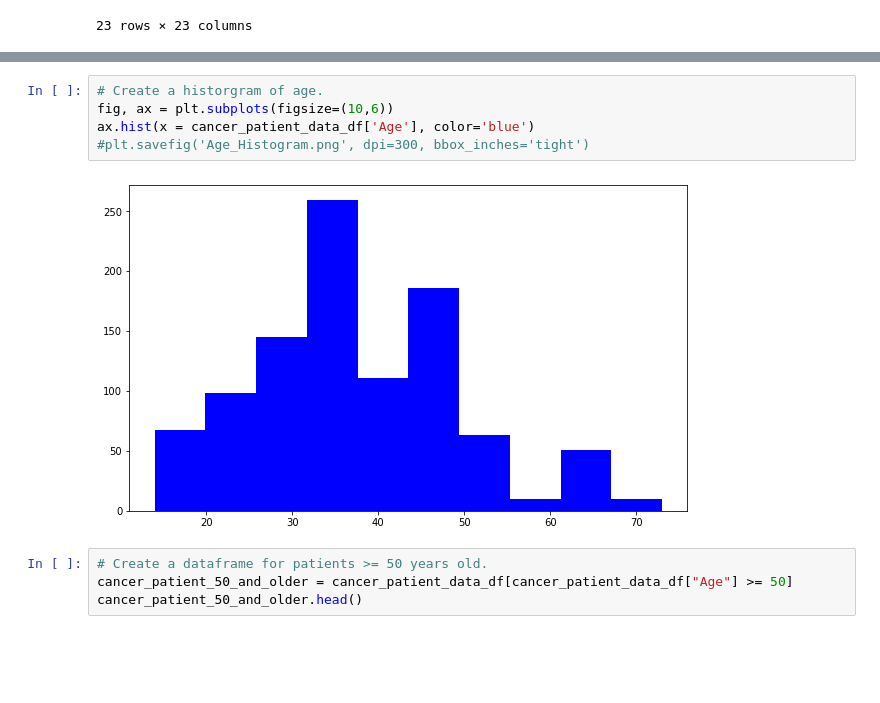
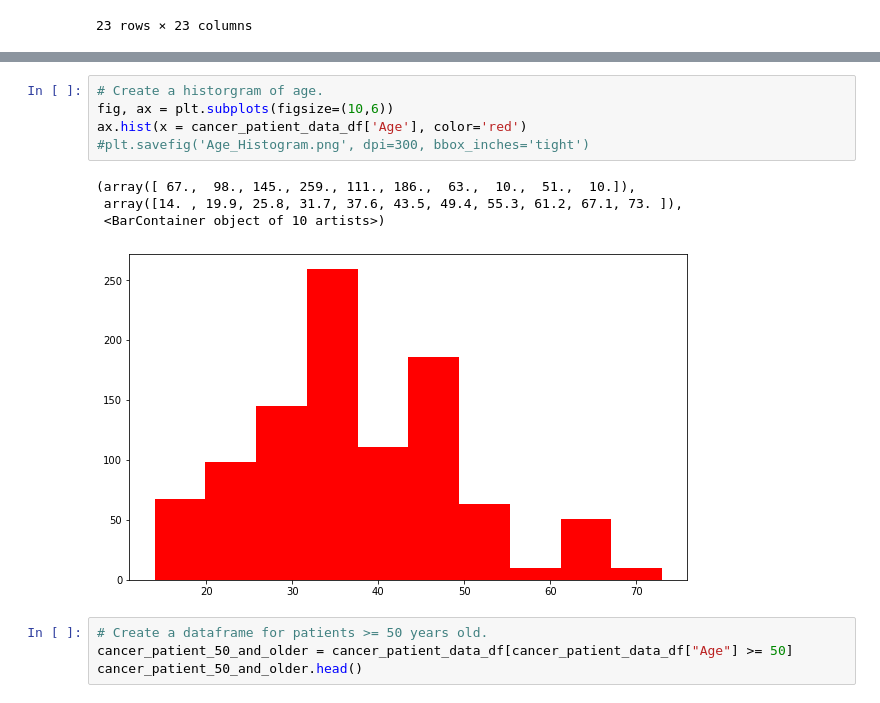
Before and after one commit to amarks5/Predicting-Lung-Cancer-Levels, a Jupyter notebook: Resources/cancer_patient_data_sets_review.ipynb, the cells around one changed output, grey strips where cells are left out. Drawn from its saved outputs; the diff is of its cells as text; blank space fills up the shorter version.

```diff
--- a/Resources/cancer_patient_data_sets_review.ipynb
+++ b/Resources/cancer_patient_data_sets_review.ipynb
@@ -224,10 +253,13 @@ heatmap.set_title('Correlation Heatmap', fontdict={'fontsize':18}, pad=16)
 # %%
 # Create a historgram of age.
 fig, ax = plt.subplots(figsize=(10,6))
-ax.hist(x = cancer_patient_data_df['Age'], color='blue')
+ax.hist(x = cancer_patient_data_df['Age'], color='red')
 #plt.savefig('Age_Histogram.png', dpi=300, bbox_inches='tight')
 # %% [output]
+(array([ 67.,  98., 145., 259., 111., 186.,  63.,  10.,  51.,  10.]),
+ array([14. , 19.9, 25.8, 31.7, 37.6, 43.5, 49.4, 55.3, 61.2, 67.1, 73. ]),
+ <BarContainer object of 10 artists>)
-[figure, old version]
+[figure, new version]
 # %%
 # Create a dataframe for patients >= 50 years old.
 cancer_patient_50_and_older = cancer_patient_data_df[cancer_patient_data_df["Age"] >= 50]
```
Also changed, not shown: parts of 19 cells of this notebook.
